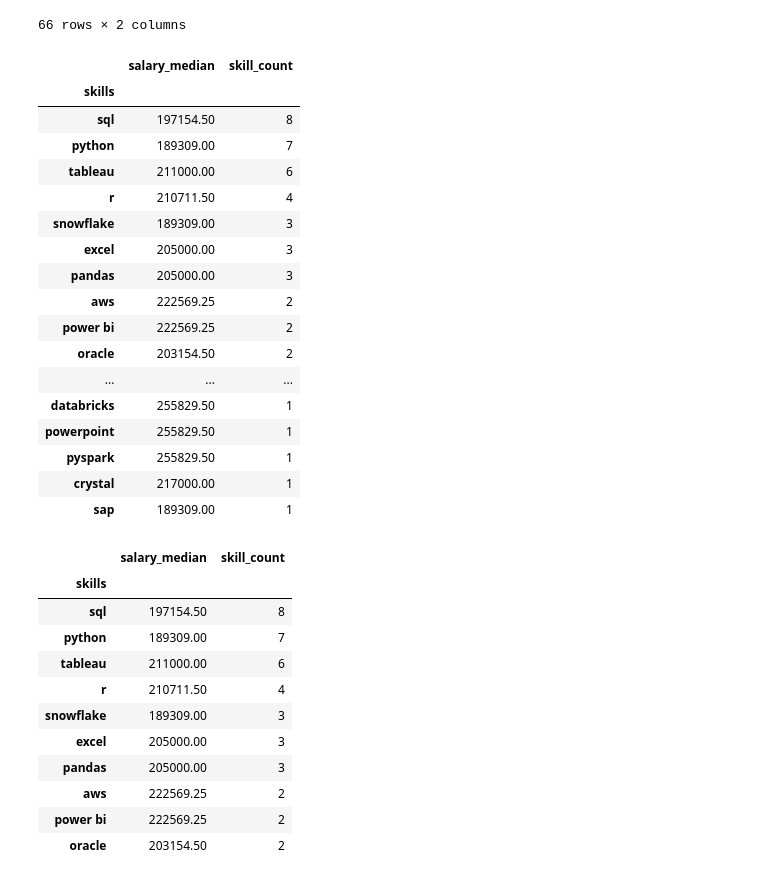
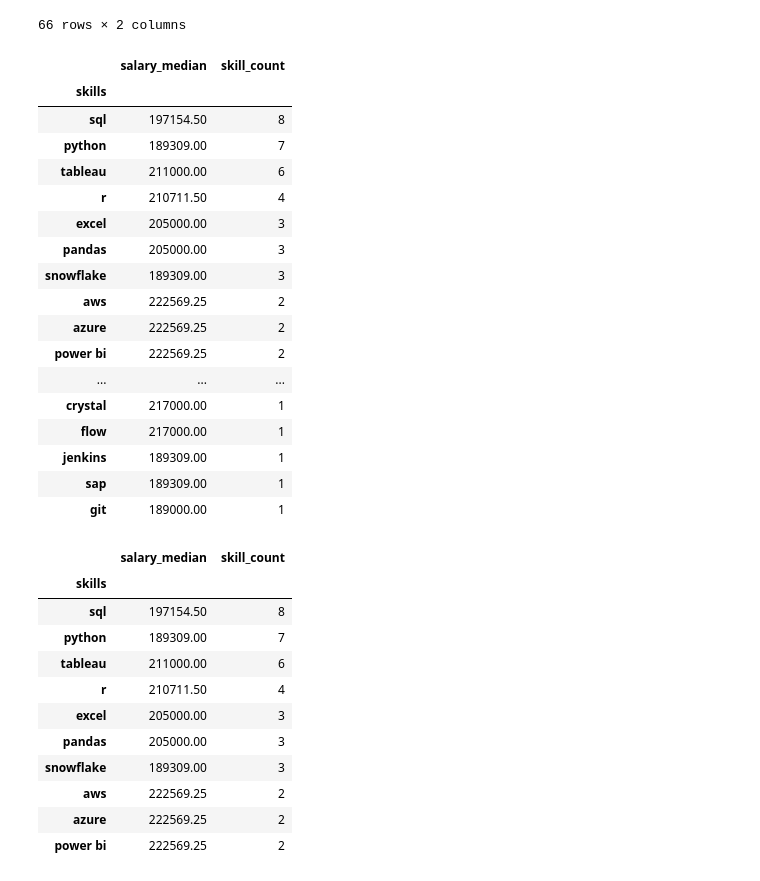
Before and after one commit to TomaszK94/SQL, a Jupyter notebook: Graphs/2_top_paying_job_skills.ipynb, the cells around one changed output. Saved outputs shown, nothing was run; the diff lists cells and outputs as text; code cells hidden in the pictures.

Commit message:
2_visualization + sort by median

```diff
--- a/Graphs/2_top_paying_job_skills.ipynb
+++ b/Graphs/2_top_paying_job_skills.ipynb
@@ -41,29 +41,29 @@ df_skills
 # %%
 job_skills = df_skills.groupby("skills").agg(
     salary_median=("salary_year_avg", "median"),
     skill_count=("skills", "size")
-).sort_values(by="skill_count", ascending=False)
+).sort_values(by=["skill_count", "salary_median"], ascending=[False, False])
 
 job_skills
 # %% [output]
 |  | salary_median | skill_count |
 | skills |  |  |
 | sql | 197154.50 | 8 |
 | python | 189309.00 | 7 |
 | tableau | 211000.00 | 6 |
 | r | 210711.50 | 4 |
-| snowflake | 189309.00 | 3 |
 | excel | 205000.00 | 3 |
 | pandas | 205000.00 | 3 |
+| snowflake | 189309.00 | 3 |
 | aws | 222569.25 | 2 |
+| azure | 222569.25 | 2 |
 | power bi | 222569.25 | 2 |
-| oracle | 203154.50 | 2 |
 | ... | ... | ... |
-| databricks | 255829.50 | 1 |
-| powerpoint | 255829.50 | 1 |
-| pyspark | 255829.50 | 1 |
 | crystal | 217000.00 | 1 |
+| flow | 217000.00 | 1 |
+| jenkins | 189309.00 | 1 |
 | sap | 189309.00 | 1 |
+| git | 189000.00 | 1 |
 # %%
 job_skills = job_skills.head(10)
 # %%
@@ -75,9 +75,9 @@ job_skills
 | python | 189309.00 | 7 |
 | tableau | 211000.00 | 6 |
 | r | 210711.50 | 4 |
-| snowflake | 189309.00 | 3 |
 | excel | 205000.00 | 3 |
 | pandas | 205000.00 | 3 |
+| snowflake | 189309.00 | 3 |
 | aws | 222569.25 | 2 |
+| azure | 222569.25 | 2 |
 | power bi | 222569.25 | 2 |
-| oracle | 203154.50 | 2 |
```
Also changed, not shown: parts of 3 cells of this notebook.
